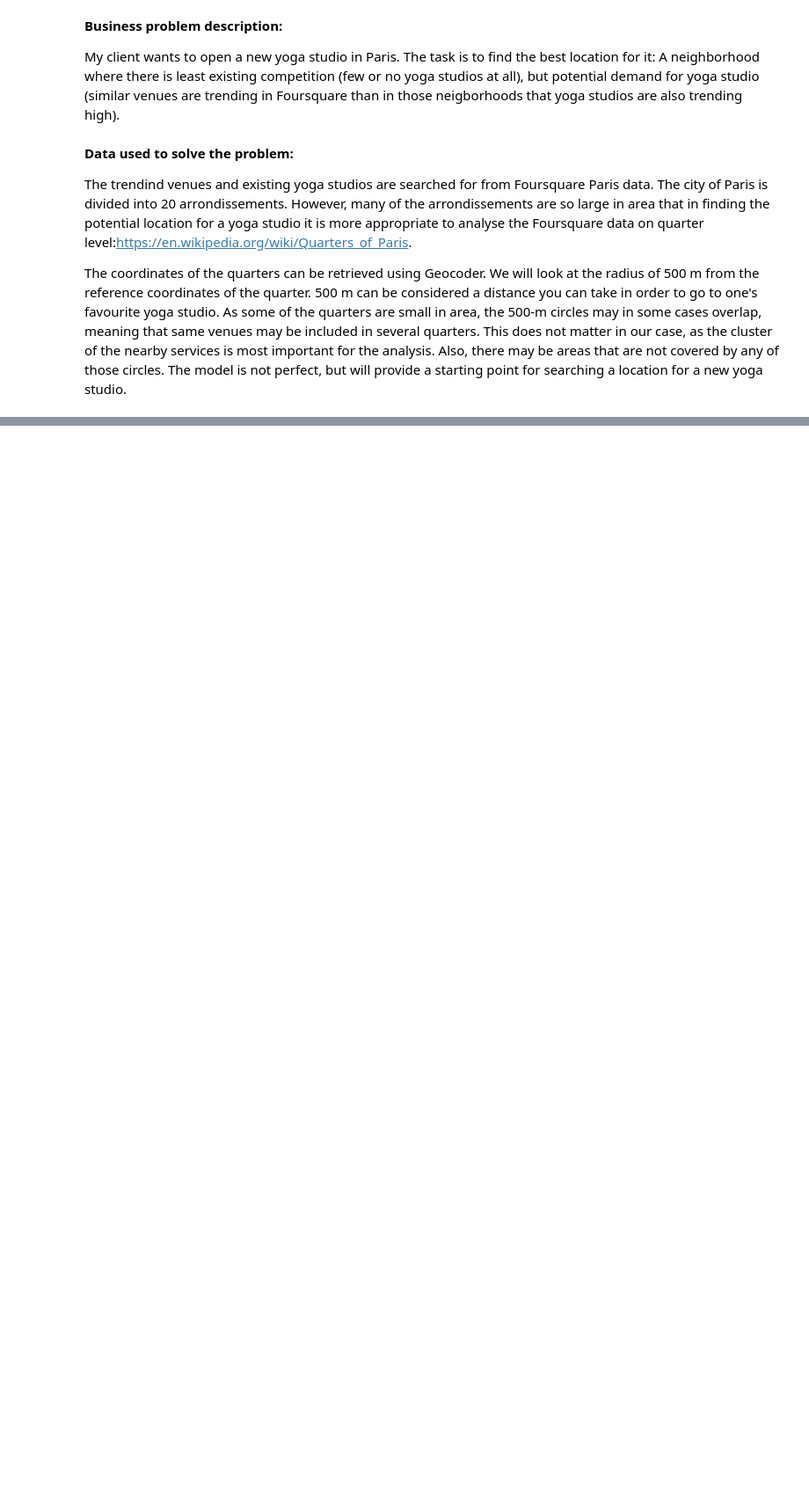
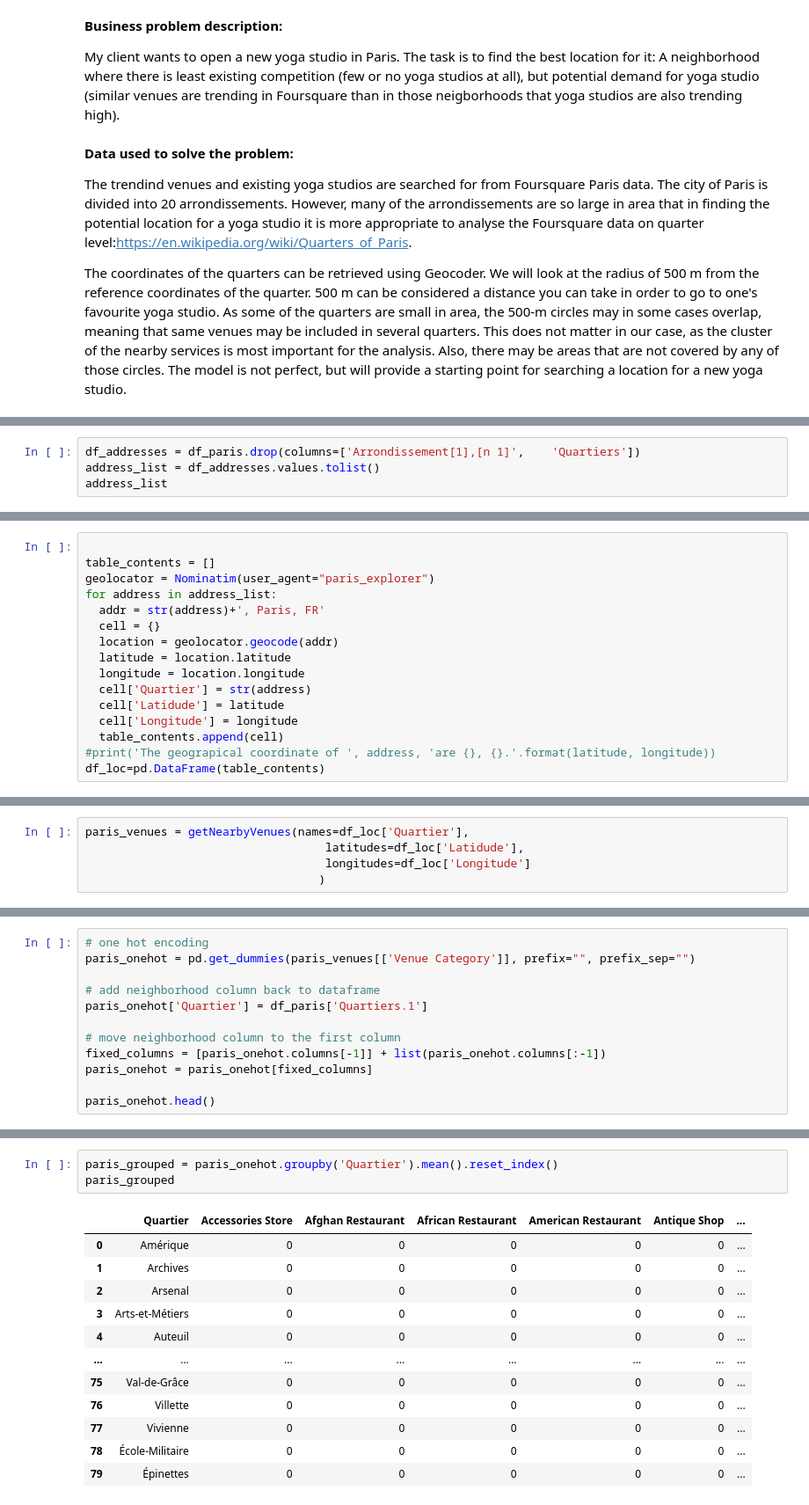
Before and after one commit to mojanens/Coursera_capstone, a Jupyter notebook: Battle_of_the_neighborhoods.ipynb, the cells around one changed output, grey strips where cells are left out. Shown at 88% size. Drawn from its saved outputs; the diff is of its cells as text; blank space fills up the shorter version.

```diff
--- a/Battle_of_the_neighborhoods.ipynb
+++ b/Battle_of_the_neighborhoods.ipynb
@@ -12,0 +86,4 @@ The coordinates of the quarters can be retrieved using Geocoder. We will look at
+# %%
+df_addresses = df_paris.drop(columns=['Arrondissement[1],[n 1]',	'Quartiers'])
+address_list = df_addresses.values.tolist()
+address_list
@@ -12,0 +108,16 @@ The coordinates of the quarters can be retrieved using Geocoder. We will look at
+# %%
+
+table_contents = []
+geolocator = Nominatim(user_agent="paris_explorer")
+for address in address_list:
+  addr = str(address)+', Paris, FR'
+  cell = {}
+  location = geolocator.geocode(addr)
+  latitude = location.latitude
+  longitude = location.longitude
+  cell['Quartier'] = str(address)
+  cell['Latidude'] = latitude
+  cell['Longitude'] = longitude
+  table_contents.append(cell)
+#print('The geograpical coordinate of ', address, 'are {}, {}.'.format(latitude, longitude))
+df_loc=pd.DataFrame(table_contents)
@@ -12,0 +180,5 @@ The coordinates of the quarters can be retrieved using Geocoder. We will look at
+# %%
+paris_venues = getNearbyVenues(names=df_loc['Quartier'],
+                                   latitudes=df_loc['Latidude'],
+                                   longitudes=df_loc['Longitude']
+                                  )
@@ -12,0 +224,12 @@ The coordinates of the quarters can be retrieved using Geocoder. We will look at
+# %%
+# one hot encoding
+paris_onehot = pd.get_dummies(paris_venues[['Venue Category']], prefix="", prefix_sep="")
+
+# add neighborhood column back to dataframe
+paris_onehot['Quartier'] = df_paris['Quartiers.1']
+
+# move neighborhood column to the first column
+fixed_columns = [paris_onehot.columns[-1]] + list(paris_onehot.columns[:-1])
+paris_onehot = paris_onehot[fixed_columns]
+
+paris_onehot.head()
@@ -12,0 +244,16 @@ The coordinates of the quarters can be retrieved using Geocoder. We will look at
+# %%
+paris_grouped = paris_onehot.groupby('Quartier').mean().reset_index()
+paris_grouped
+# %% [output]
+|  | Quartier | Accessories Store | Afghan Restaurant | African Restaurant | American Restaurant | Antique Shop | ... |
+| 0 | Amérique | 0 | 0 | 0 | 0 | 0 | ... |
+| 1 | Archives | 0 | 0 | 0 | 0 | 0 | ... |
+| 2 | Arsenal | 0 | 0 | 0 | 0 | 0 | ... |
+| 3 | Arts-et-Métiers | 0 | 0 | 0 | 0 | 0 | ... |
+| 4 | Auteuil | 0 | 0 | 0 | 0 | 0 | ... |
+| ... | ... | ... | ... | ... | ... | ... | ... |
+| 75 | Val-de-Grâce | 0 | 0 | 0 | 0 | 0 | ... |
+| 76 | Villette | 0 | 0 | 0 | 0 | 0 | ... |
+| 77 | Vivienne | 0 | 0 | 0 | 0 | 0 | ... |
+| 78 | École-Militaire | 0 | 0 | 0 | 0 | 0 | ... |
+| 79 | Épinettes | 0 | 0 | 0 | 0 | 0 | ... |
```
Also changed, not shown: parts of 45 cells of this notebook.
